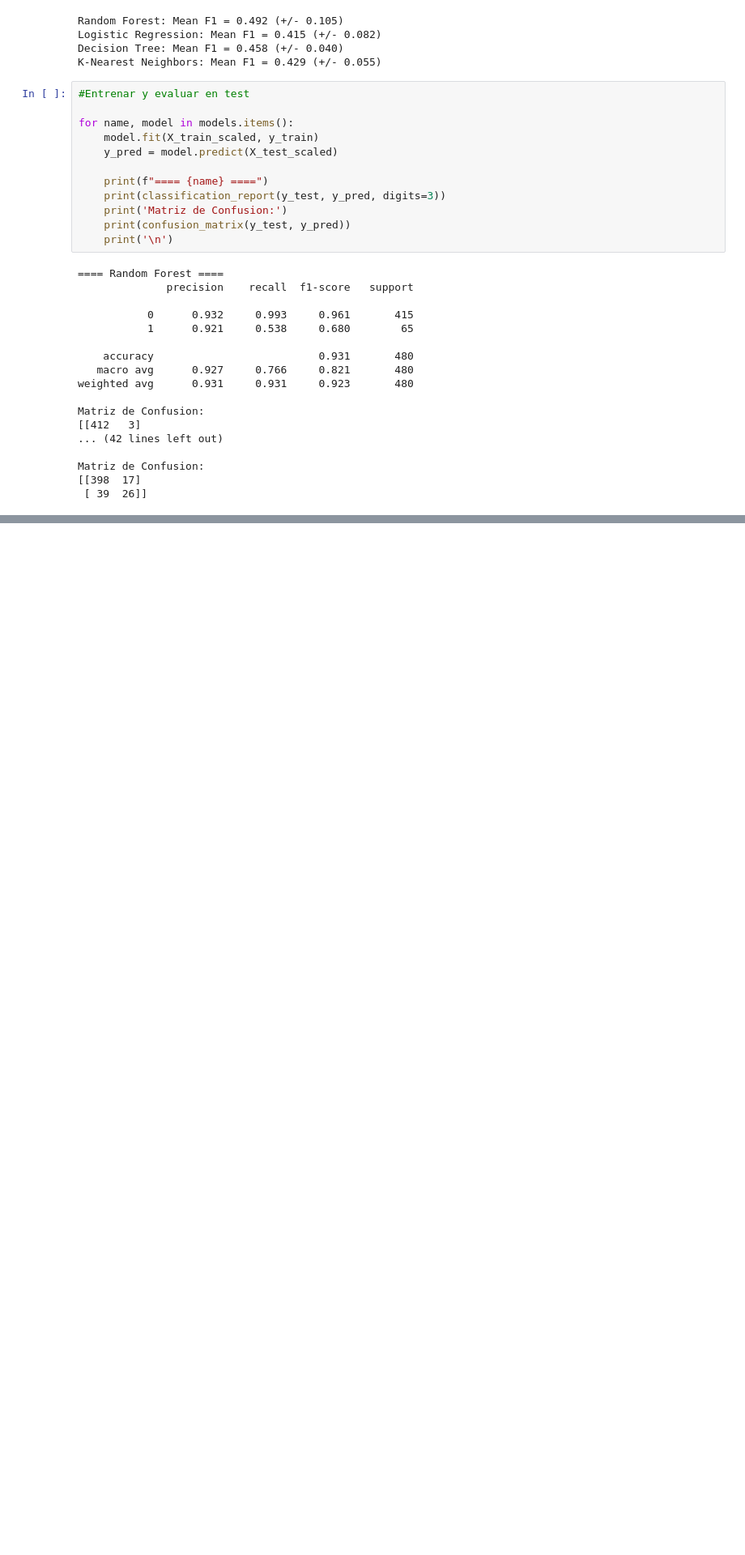
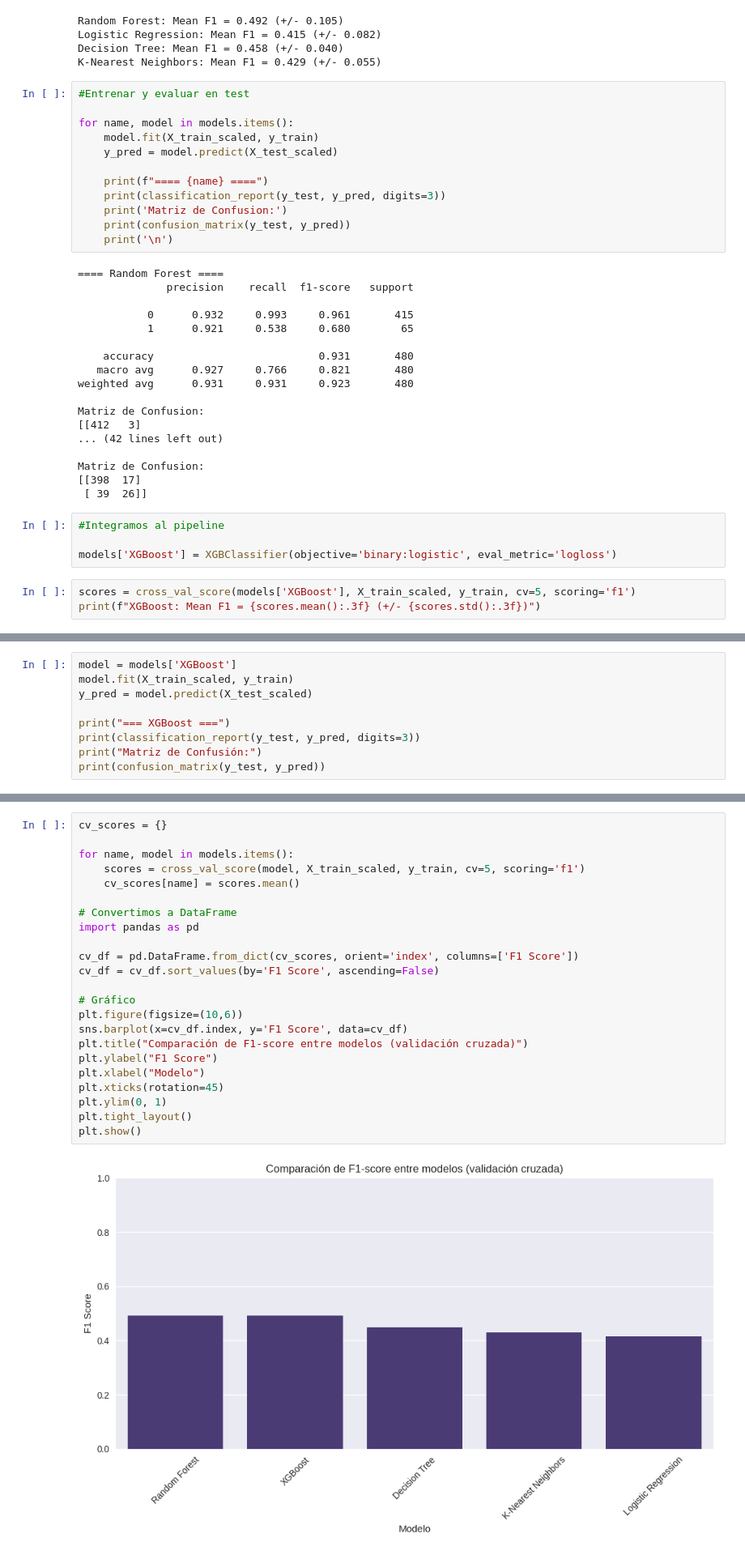
Before and after one commit to EdenIsakka/wine_quality_mcp, a Jupyter notebook: wine_quality_mcp.ipynb, the cells around one changed output, grey strips where cells are left out. Shown: that part at 81% size. Saved outputs shown, nothing was run; the diff lists cells and outputs as text; blank space fills up the shorter version.

```diff
--- a/wine_quality_mcp.ipynb
+++ b/wine_quality_mcp.ipynb
@@ -258,3 +259,10 @@ Matriz de Confusion:
 Matriz de Confusion:
 [[398  17]
  [ 39  26]]
+# %%
+#Integramos al pipeline
+
+models['XGBoost'] = XGBClassifier(objective='binary:logistic', eval_metric='logloss')
+# %%
+scores = cross_val_score(models['XGBoost'], X_train_scaled, y_train, cv=5, scoring='f1')
+print(f"XGBoost: Mean F1 = {scores.mean():.3f} (+/- {scores.std():.3f})")
@@ -260,0 +271,9 @@ Matriz de Confusion:
+# %%
+model = models['XGBoost']
+model.fit(X_train_scaled, y_train)
+y_pred = model.predict(X_test_scaled)
+
+print("=== XGBoost ===")
+print(classification_report(y_test, y_pred, digits=3))
+print("Matriz de Confusión:")
+print(confusion_matrix(y_test, y_pred))
@@ -260,0 +294,25 @@ Matriz de Confusion:
+# %%
+cv_scores = {}
+
+for name, model in models.items():
+    scores = cross_val_score(model, X_train_scaled, y_train, cv=5, scoring='f1')
+    cv_scores[name] = scores.mean()
+
+# Convertimos a DataFrame
+import pandas as pd
+
+cv_df = pd.DataFrame.from_dict(cv_scores, orient='index', columns=['F1 Score'])
+cv_df = cv_df.sort_values(by='F1 Score', ascending=False)
+
+# Gráfico
+plt.figure(figsize=(10,6))
+sns.barplot(x=cv_df.index, y='F1 Score', data=cv_df)
+plt.title("Comparación de F1-score entre modelos (validación cruzada)")
+plt.ylabel("F1 Score")
+plt.xlabel("Modelo")
+plt.xticks(rotation=45)
+plt.ylim(0, 1)
+plt.tight_layout()
+plt.show()
+# %% [output]
+[figure, added]
```
Also changed, not shown: parts of 4 cells of this notebook.
